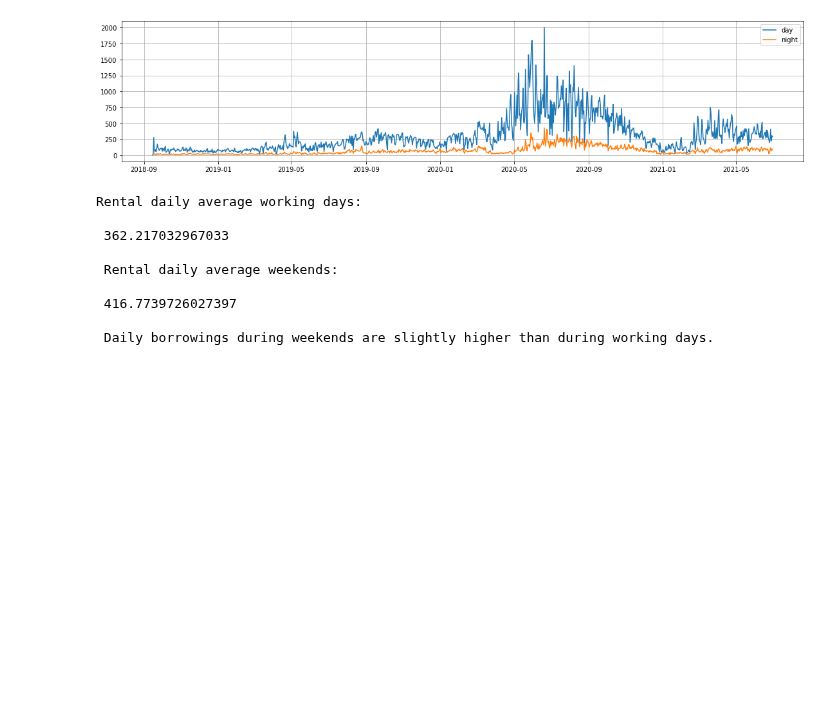
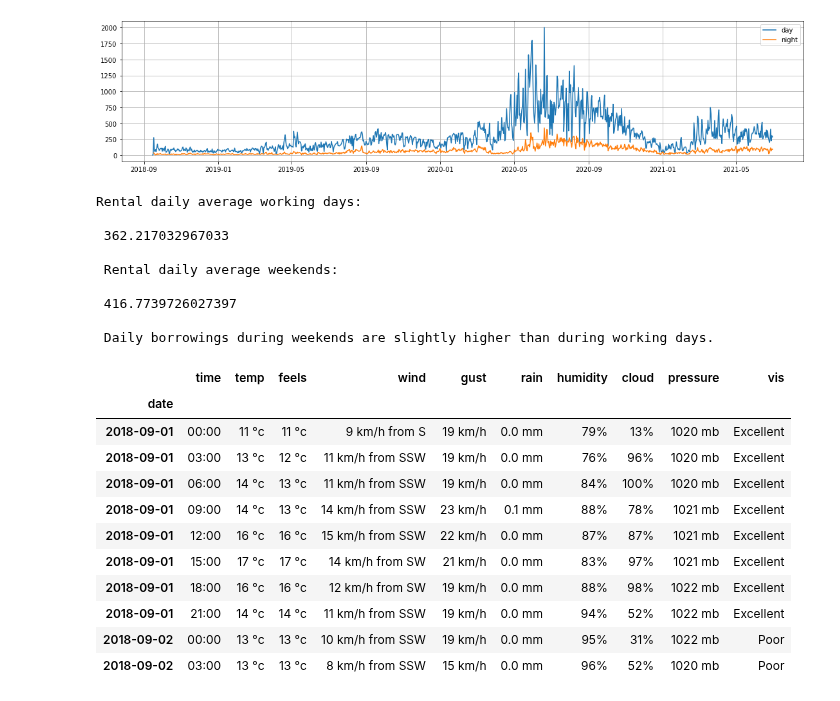
Before and after one commit to Jorgevalaho/Python_project, a Jupyter notebook: Python_project.ipynb, the cells around one changed output. Drawn from its saved outputs; the diff is of its cells as text; code cells hidden in the pictures; blank space fills up the shorter version.

Commit message:
Added Edinbourgh weather data.

```diff
--- a/Python_project.ipynb
+++ b/Python_project.ipynb
@@ -437,3 +452,19 @@ Rental daily average working days:
  416.7739726027397
 
  Daily borrowings during weekends are slightly higher than during working days.
+# %%
+edweather_df = pd.read_csv("edinburgh_weather_202205172052.csv",delimiter=';',decimal=',',index_col = 10)
+edweather_df.head(10)
+# %% [output]
+|  | time | temp | feels | wind | gust | rain | humidity | cloud | pressure | vis |
+| date |  |  |  |  |  |  |  |  |  |  |
+| 2018-09-01 | 00:00 | 11 °c | 11 °c | 9 km/h from S | 19 km/h | 0.0 mm | 79% | 13% | 1020 mb | Excellent |
+| 2018-09-01 | 03:00 | 13 °c | 12 °c | 11 km/h from SSW | 19 km/h | 0.0 mm | 76% | 96% | 1020 mb | Excellent |
+| 2018-09-01 | 06:00 | 14 °c | 13 °c | 11 km/h from SSW | 19 km/h | 0.0 mm | 84% | 100% | 1020 mb | Excellent |
+| 2018-09-01 | 09:00 | 14 °c | 13 °c | 14 km/h from SSW | 23 km/h | 0.1 mm | 88% | 78% | 1021 mb | Excellent |
+| 2018-09-01 | 12:00 | 16 °c | 16 °c | 15 km/h from SSW | 22 km/h | 0.0 mm | 87% | 87% | 1021 mb | Excellent |
+| 2018-09-01 | 15:00 | 17 °c | 17 °c | 14 km/h from SW | 21 km/h | 0.0 mm | 83% | 97% | 1021 mb | Excellent |
+| 2018-09-01 | 18:00 | 16 °c | 16 °c | 12 km/h from SW | 19 km/h | 0.0 mm | 88% | 98% | 1022 mb | Excellent |
+| 2018-09-01 | 21:00 | 14 °c | 14 °c | 11 km/h from SSW | 19 km/h | 0.0 mm | 94% | 52% | 1022 mb | Excellent |
+| 2018-09-02 | 00:00 | 13 °c | 13 °c | 10 km/h from SSW | 19 km/h | 0.0 mm | 95% | 31% | 1022 mb | Poor |
+| 2018-09-02 | 03:00 | 13 °c | 13 °c | 8 km/h from SSW | 15 km/h | 0.0 mm | 96% | 52% | 1020 mb | Poor |
```
Also changed, not shown: parts of 4 cells of this notebook.
